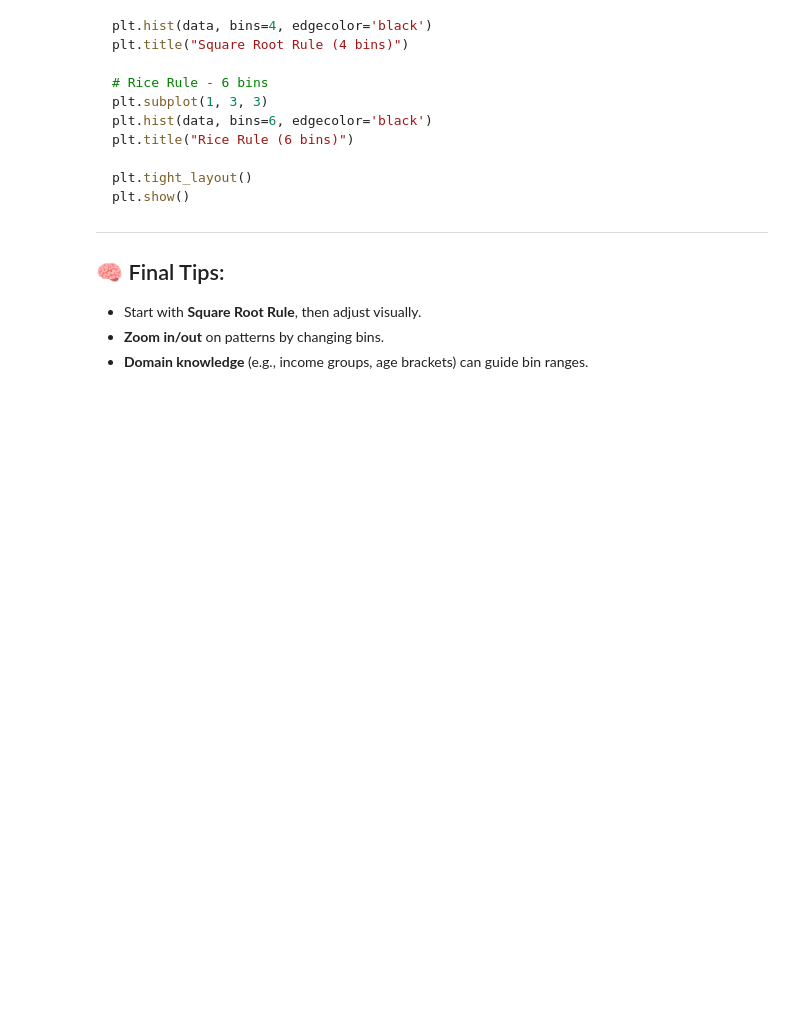
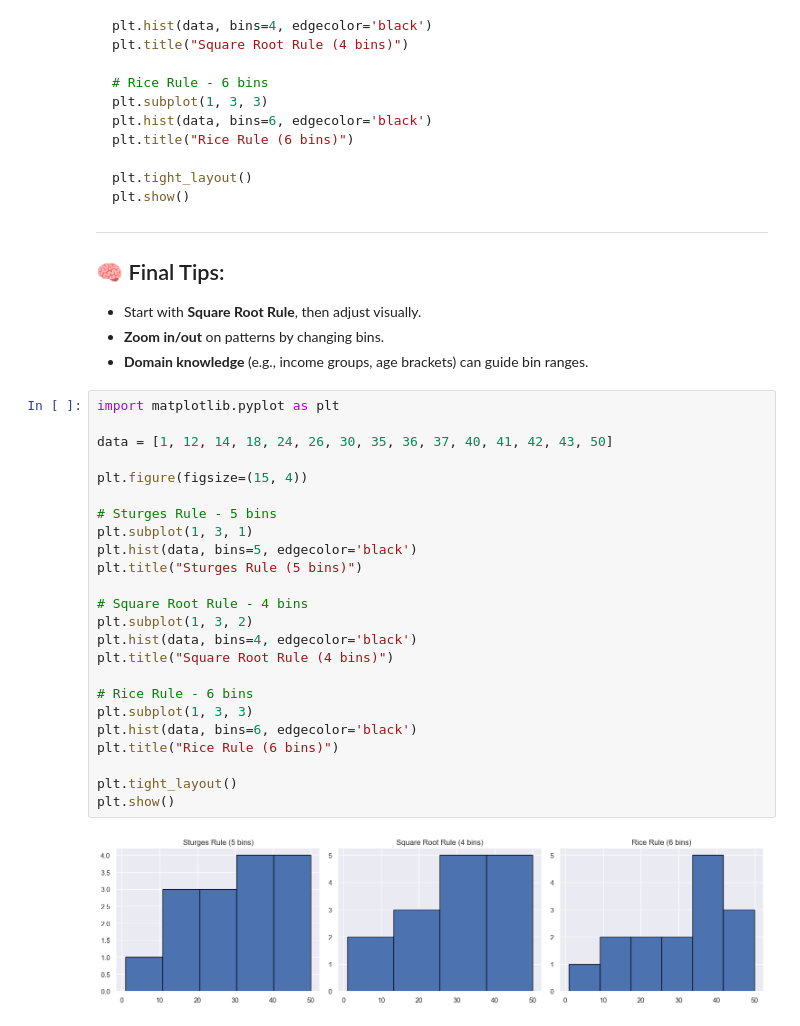
Before and after one commit to Leonidus786/DC_DDS_07, a Jupyter notebook: Mathematics_for_Data_Science_&_Machine_learning/Stats/Descriptive/hist.ipynb, the cells around one changed output. Drawn from its saved outputs; the diff is of its cells as text; blank space fills up the shorter version.

```diff
--- a/Mathematics_for_Data_Science_&_Machine_learning/Stats/Descriptive/hist.ipynb
+++ b/Mathematics_for_Data_Science_&_Machine_learning/Stats/Descriptive/hist.ipynb
@@ -166,3 +220,29 @@ plt.show()
 * Start with **Square Root Rule**, then adjust visually.
 * **Zoom in/out** on patterns by changing bins.
 * **Domain knowledge** (e.g., income groups, age brackets) can guide bin ranges.
+# %%
+import matplotlib.pyplot as plt
+
+data = [1, 12, 14, 18, 24, 26, 30, 35, 36, 37, 40, 41, 42, 43, 50]
+
+plt.figure(figsize=(15, 4))
+
+# Sturges Rule - 5 bins
+plt.subplot(1, 3, 1)
+plt.hist(data, bins=5, edgecolor='black')
+plt.title("Sturges Rule (5 bins)")
+
+# Square Root Rule - 4 bins
+plt.subplot(1, 3, 2)
+plt.hist(data, bins=4, edgecolor='black')
+plt.title("Square Root Rule (4 bins)")
+
+# Rice Rule - 6 bins
+plt.subplot(1, 3, 3)
+plt.hist(data, bins=6, edgecolor='black')
+plt.title("Rice Rule (6 bins)")
+
+plt.tight_layout()
+plt.show()
+# %% [output]
+[figure, added]
```
Also changed, not shown: parts of 4 cells of this notebook, 2 other files.
